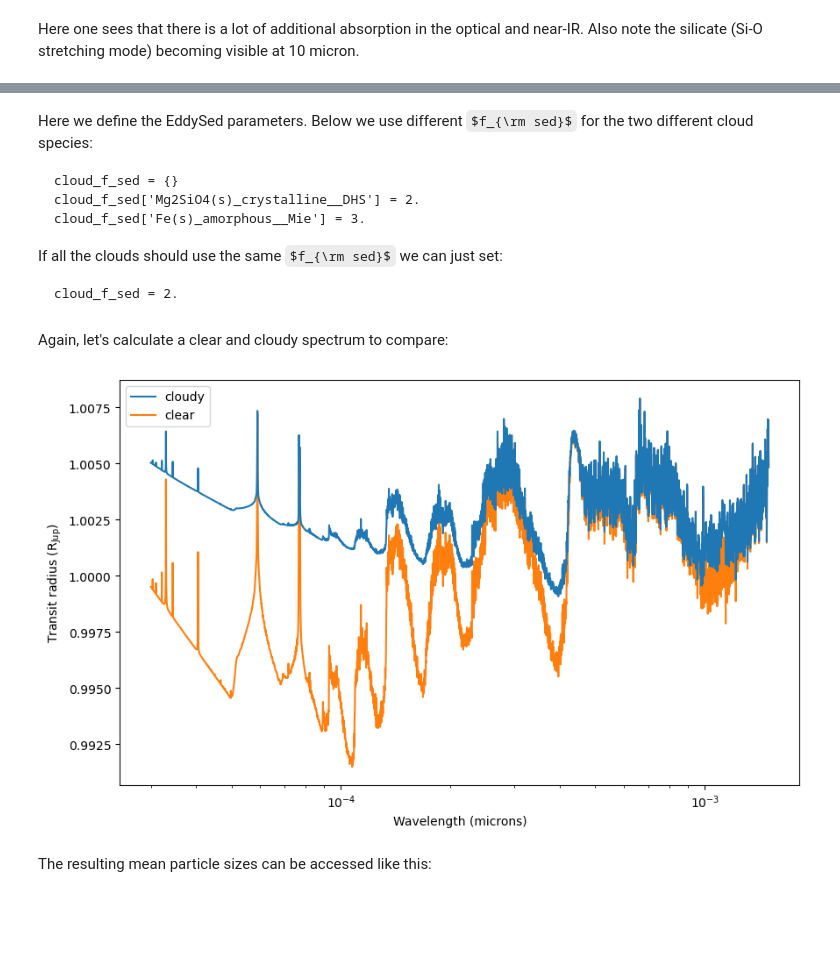
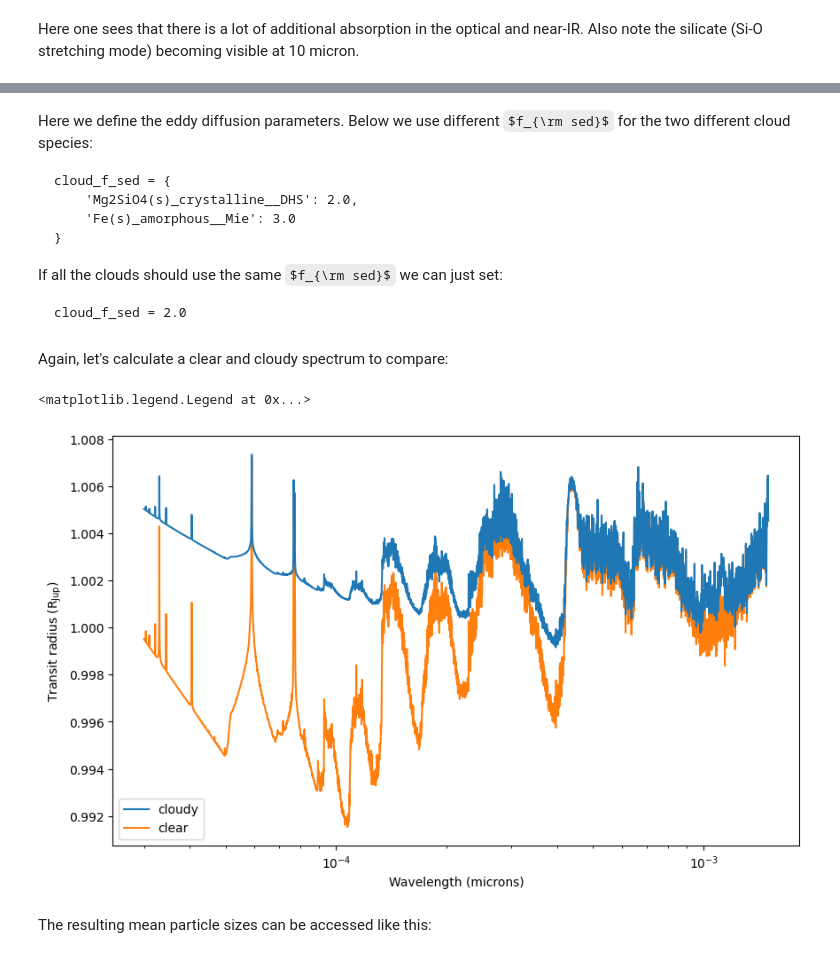
Before and after one commit to wbalmer/petitRADTRANS, a Jupyter notebook: docs/content/notebooks/including_clouds.ipynb, the cells around one changed output, grey strips where cells are left out. Cells and saved outputs as stored; diff of their text form; code cells hidden in the pictures; some formulas as TeX source; blank space fills up the shorter version.

````diff
--- a/docs/content/notebooks/including_clouds.ipynb
+++ b/docs/content/notebooks/including_clouds.ipynb
@@ -513,21 +547,24 @@ Loading Radtrans opacities...
  Successfully loaded all clouds opacities
 Successfully loaded all opacities
 # %% [markdown]
-Here we define the EddySed parameters. Below we use different $f_{\rm sed}$ for the two different cloud species:
+Here we define the eddy diffusion parameters. Below we use different $f_{\rm sed}$ for the two different cloud species:
 ```
-cloud_f_sed = {}
-cloud_f_sed['Mg2SiO4(s)_crystalline__DHS'] = 2.
-cloud_f_sed['Fe(s)_amorphous__Mie'] = 3.
+cloud_f_sed = {
+    'Mg2SiO4(s)_crystalline__DHS': 2.0,
+    'Fe(s)_amorphous__Mie': 3.0
+}
 ```
 If all the clouds should use the same $f_{\rm sed}$ we can just set:
 ```
-cloud_f_sed = 2.
+cloud_f_sed = 2.0
 ```
 # %%
-eddy_diffusion_coefficients = np.ones_like(temperatures)*1e1**7.5
-cloud_f_sed = {}
-cloud_f_sed['Mg2SiO4(s)_crystalline__DHS'] = 2.
-cloud_f_sed['Fe(s)_amorphous__Mie'] = 3.
+eddy_diffusion_coefficients = np.ones_like(temperatures) * 10 ** 7.5
+cloud_f_sed = {
+    'Mg2SiO4(s)_crystalline__DHS': 2.0,
+    'Fe(s)_amorphous__Mie': 3.0
+}
+
 # We still assume a log-normal particle size distribution:
 cloud_particle_radius_distribution_std = 1.05
 # %% [markdown]
@@ -535,43 +572,47 @@ Again, let's calculate a clear and cloudy spectrum to compare:
 # %%
 fig, ax = plt.subplots(figsize = (10,6))
 
-mass_fractions['Mg2SiO4(s)_crystalline__DHS'] = 0.0000005 * np.ones_like(temperatures)
-mass_fractions['Fe(s)_amorphous__Mie'] = 0.0000005 * np.ones_like(temperatures)
+mass_fractions['Mg2SiO4(s)_crystalline__DHS'] = 5e-7 * np.ones_like(temperatures)
+mass_fractions['Fe(s)_amorphous__Mie'] = 5e-7 * np.ones_like(temperatures)
 
-wavelengths, transit_radii, additional_output = atmosphere.calculate_transit_radii(temperatures=temperatures,
-                                                                   mass_fractions=mass_fractions,
-                                                                   mean_molar_masses=mean_molar_masses,
-                                                                   reference_gravity=reference_gravity,
-                                                                   planet_radius=planet_radius,
-                                                                   reference_pressure=reference_pressure,
-                                                                   eddy_diffusion_coefficients=eddy_diffusion_coefficients,
-                                                                   cloud_f_sed=cloud_f_sed,
-                                                                   cloud_particle_radius_distribution_std = cloud_particle_radius_distribution_std)
+wavelengths, transit_radii, additional_output = atmosphere.calculate_transit_radii(
+    temperatures=temperatures,
+    mass_fractions=mass_fractions,
+    mean_molar_masses=mean_molar_masses,
+    reference_gravity=reference_gravity,
+    planet_radius=planet_radius,
+    reference_pressure=reference_pressure,
+    eddy_diffusion_coefficients=eddy_diffusion_coefficients,
+    cloud_f_sed=cloud_f_sed,
+    cloud_particle_radius_distribution_std = cloud_particle_radius_distribution_std
+)
 
-ax.plot(wavelengths, transit_radii/cst.r_jup_mean, label = 'cloudy', zorder = 2)
+ax.plot(wavelengths, transit_radii / cst.r_jup_mean, label='cloudy', zorder=2)
 
 mass_fractions['Mg2SiO4(s)_crystalline__DHS'] = np.zeros_like(temperatures)
 mass_fractions['Fe(s)_amorphous__Mie'] = np.zeros_like(temperatures)
 
-wavelengths, transit_radii, _ = atmosphere.calculate_transit_radii(temperatures=temperatures,
-                                                                   mass_fractions=mass_fractions,
-                                                                   mean_molar_masses=mean_molar_masses,
-                                                                   reference_gravity=reference_gravity,
-                                                                   planet_radius=planet_radius,
-                                                                   reference_pressure=reference_pressure,
-                                                                   eddy_diffusion_coefficients=eddy_diffusion_coefficients,
-                                                                   cloud_f_sed=cloud_f_sed,
-                                                                   cloud_particle_radius_distribution_std = cloud_particle_radius_distribution_std)
+wavelengths, transit_radii, _ = atmosphere.calculate_transit_radii(
+    temperatures=temperatures,
+    mass_fractions=mass_fractions,
+    mean_molar_masses=mean_molar_masses,
+    reference_gravity=reference_gravity,
+    planet_radius=planet_radius,
+    reference_pressure=reference_pressure,
+    eddy_diffusion_coefficients=eddy_diffusion_coefficients,
+    cloud_f_sed=cloud_f_sed,
+    cloud_particle_radius_distribution_std=cloud_particle_radius_distribution_std
+)
 
 ax.plot(wavelengths, transit_radii/cst.r_jup_mean, label = 'clear', zorder = 1)
 
 ax.set_xscale('log')
 ax.set_xlabel('Wavelength (microns)')
 ax.set_ylabel(r'Transit radius ($\rm R_{Jup}$)')
 ax.legend(loc='best')
-plt.show()
 # %% [output]
+<matplotlib.legend.Legend at 0x...>
-[figure, old version]
+[figure, new version]
 # %% [markdown]
 The resulting mean particle sizes can be accessed like this:
 # %%
````
Also changed, not shown: parts of 32 cells of this notebook.
